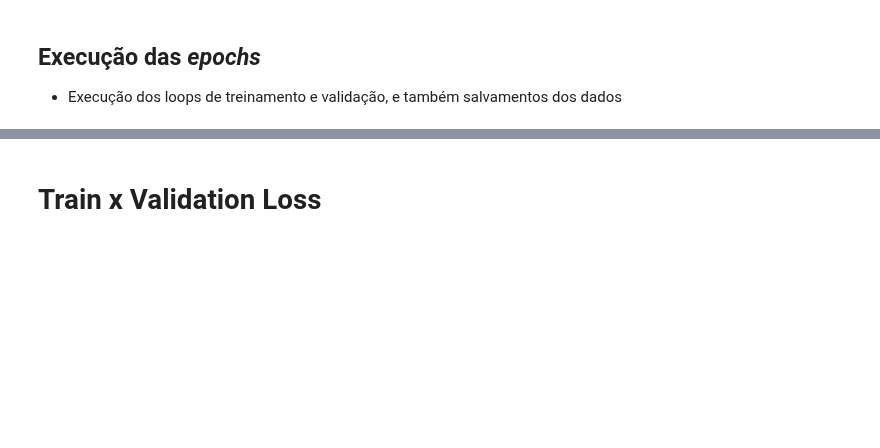
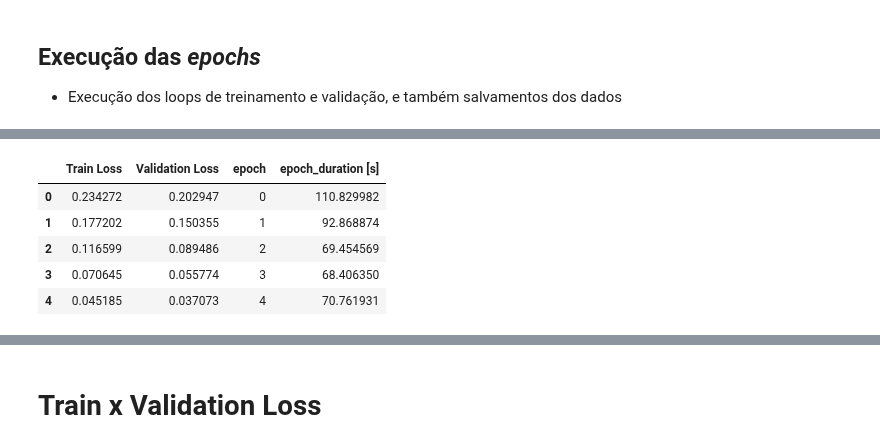
Before and after one commit to velozo27/TCC-Pedro-Velozo-ENG1132, a Jupyter notebook: SRCNN_Comentada.ipynb, the cells around one changed output, grey strips where cells are left out. Drawn from its saved outputs; the diff is of its cells as text; code cells hidden in the pictures; blank space fills up the shorter version.

```diff
--- a/SRCNN_Comentada.ipynb
+++ b/SRCNN_Comentada.ipynb
@@ -528,5 +387,5 @@ model.to(device)
 
 # hyperparameters
 #https://stackoverflow.com/questions/48324152/pytorch-how-to-change-the-learning-rate-of-an-optimizer-at-any-given-moment-no
-lr = 1e-3
+lr = (1e-3)/2
 # %%
@@ -628,10 +467,0 @@ Model load path name: /content/gdrive/My Drive/TCC/code/models/SRCNN/testing/tra
-# %%
-if EXPERIMENTAL_MODE:
-  %%script false --no-raise-error
-
-if not model_load_path_name:
-  print('model_load_path_name does not exist. This a new training instance')
-elif torch.cuda.is_available():
-  model.load_state_dict(torch.load(model_load_path_name))
-else:
-  model.load_state_dict(torch.load(model_load_path_name, map_location=torch.device('cpu')))
@@ -673,7 +473,7 @@ def save_df(df_path, train_loss, validation_loss, epoch, epoch_duration):
 ## Execução das *epochs*
 - Execução dos loops de treinamento e validação, e também salvamentos dos dados
 # %%
-starting_epoch = get_epoch_number_from_path(model_load_path_name)
+starting_epoch = load_model_helper.get_epoch_number_from_path(model_load_path_name)
 if starting_epoch is not None:
   starting_epoch = starting_epoch + 1 # add 1 because we are starting after the epoch we left of
 
@@ -704,13 +484,19 @@ def save_epoch(current_epoch, train_loss, validation_loss):
 %%time
 train_loss = 0
 validation_loss = 0
-epochs = 15
+epochs = 5
+
+######
+epoch_array = []
+time_array = []
+######
 
 # melhor usar lista e depois converter para array
 train_loss_array = list()
 validation_loss_array = list()
 for index, t in enumerate(range(epochs)):
-    current_epoch = get_current_epoch(index, t, starting_epoch)
+    current_epoch = load_model_helper.get_current_epoch(index, t, starting_epoch)
+
     print(f"\nepoch {current_epoch}\n-------------------------------")
 
     start_time = time.time()  # Start timing the epoch
@@ -723,21 +509,17 @@ for index, t in enumerate(range(epochs)):
 
     elapsed_time = time.time() - start_time  # Calculate elapsed time for the epoch
 
+    ######
+    epoch_array.append(current_epoch)
+    time_array.append(elapsed_time)
+    ######
+
     if not EXPERIMENTAL_MODE:
       df_path = '/content/gdrive/My Drive/TCC/code/models/SRCNN/testing/train_session_testing/SRCNN_train_vs_validation_loss.csv'
-      save_df(df_path, train_loss, validation_loss, current_epoch, elapsed_time)
-      save_epoch(current_epoch, train_loss, validation_loss)
+      save_model_helper.save_df(df_path, train_loss, validation_loss, current_epoch, elapsed_time)
+      save_model_helper.save_epoch(current_epoch, train_loss, validation_loss)
 
 print("Done!")
-
-train_loss_array = np.array(train_loss_array)
-validation_loss_array = np.array(validation_loss_array)
-
-plt.figure(figsize=(10, 10))
-plt.plot(range(len(train_loss_array)), train_loss_array, label='train_loss')
-plt.plot(range(len(validation_loss_array)), validation_loss_array, label='validation_loss')
-plt.legend()
-plt.show()
 # %% [output]
 epoch 0
 -------------------------------
@@ -804,0 +592,10 @@ Training Error:
+# %%
+df = pd.DataFrame({'Train Loss': train_loss_array, 'Validation Loss': validation_loss_array, 'epoch': epoch_array, 'epoch_duration [s]': time_array})
+df.head()
+# %% [output]
+|  | Train Loss | Validation Loss | epoch | epoch_duration [s] |
+| 0 | 0.234272 | 0.202947 | 0 | 110.829982 |
+| 1 | 0.177202 | 0.150355 | 1 | 92.868874 |
+| 2 | 0.116599 | 0.089486 | 2 | 69.454569 |
+| 3 | 0.070645 | 0.055774 | 3 | 68.406350 |
+| 4 | 0.045185 | 0.037073 | 4 | 70.761931 |
```
Also changed, not shown: parts of 37 cells of this notebook, 4 other files.
